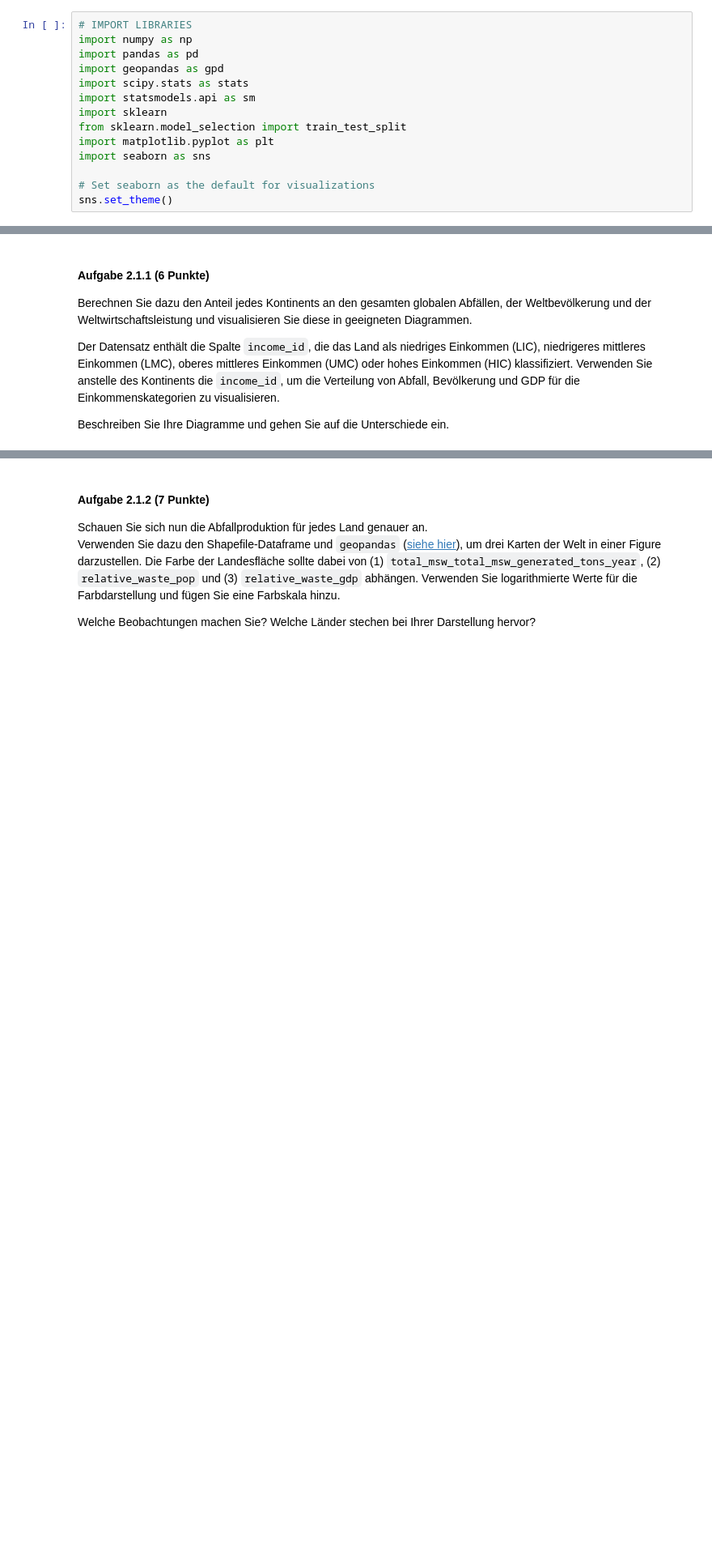
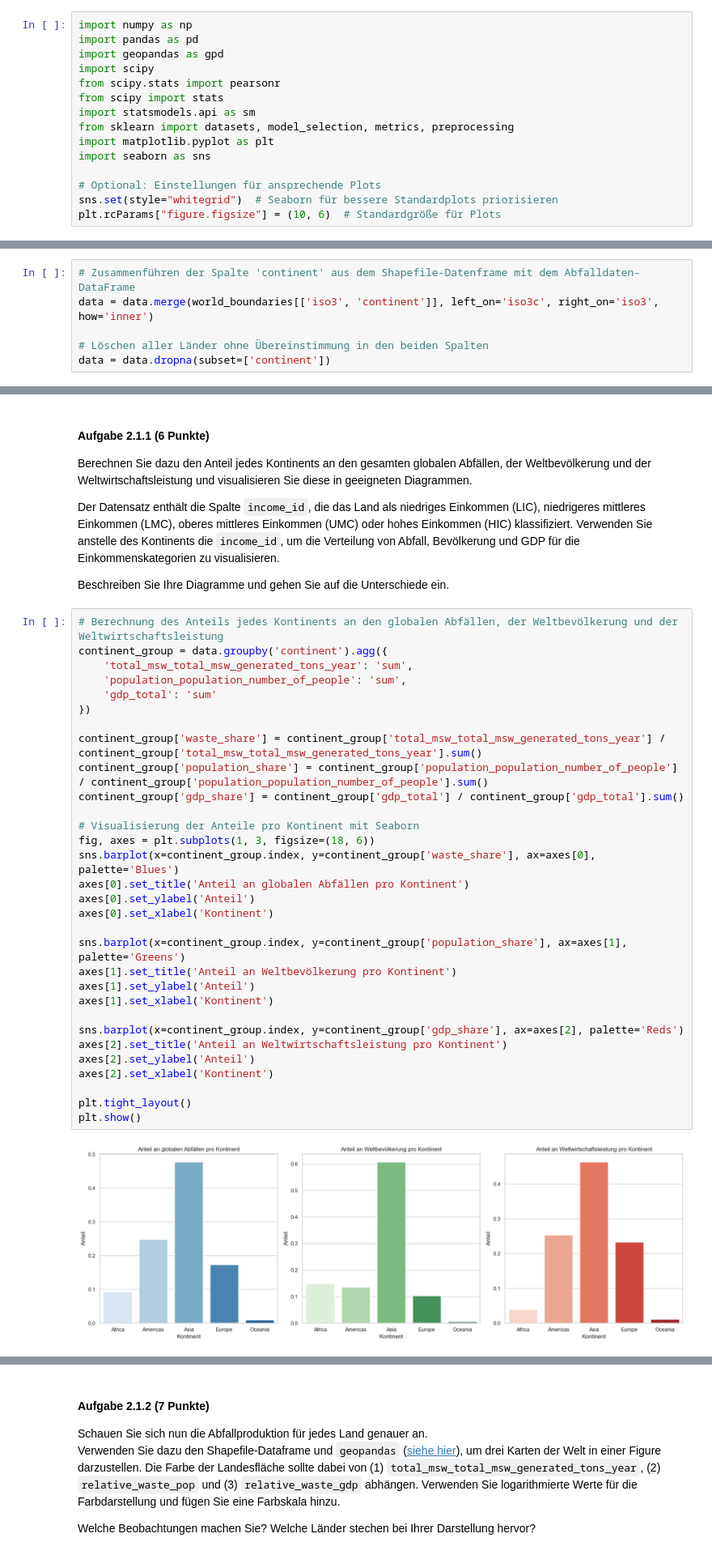
Before and after one commit to dfgsteam/data-science_basics, a Jupyter notebook: exam02/exam_de.ipynb, the cells around one changed output, grey strips where cells are left out. Shown at 81% size. Cells and saved outputs as stored; diff of their text form; blank space fills up the shorter version.

```diff
--- a/exam02/exam_de.ipynb
+++ b/exam02/exam_de.ipynb
@@ -28,19 +28,20 @@
 
 * Nutzen Sie Rocketchat während der Bearbeitungszeit bitte **ausschließlich für Ihre Fragen**.
 # %%
-# IMPORT LIBRARIES
 import numpy as np
 import pandas as pd
 import geopandas as gpd
-import scipy.stats as stats
+import scipy
+from scipy.stats import pearsonr
+from scipy import stats
 import statsmodels.api as sm
-import sklearn
-from sklearn.model_selection import train_test_split
+from sklearn import datasets, model_selection, metrics, preprocessing
 import matplotlib.pyplot as plt
 import seaborn as sns
 
-# Set seaborn as the default for visualizations
-sns.set_theme()
+# Optional: Einstellungen für ansprechende Plots
+sns.set(style="whitegrid")  # Seaborn für bessere Standardplots priorisieren
+plt.rcParams["figure.figsize"] = (10, 6)  # Standardgröße für Plots
 # %% [markdown]
 ## Aufgaben und Punkte:
 # %% [markdown]
@@ -130,6 +133,12 @@ gdf = gpd.read_file(shapefile_path)
 # %% [markdown]
 #### Aufgabe 1.2 - Zusammenführen und Formatieren (4 Punkte)
 Fügen Sie die Spalte `continent` aus dem Shapefile-Datenframe zu Ihrem Dataframe der Abfallproduktion mithilfe der Spalten `iso3` und `iso3c` hinzu. Löschen Sie alle Länder für die es keine Übereinstimmung in den beiden Spalten gibt.
+# %%
+# Zusammenführen der Spalte 'continent' aus dem Shapefile-Datenframe mit dem Abfalldaten-DataFrame
+data = data.merge(world_boundaries[['iso3', 'continent']], left_on='iso3c', right_on='iso3', how='inner')
+
+# Löschen aller Länder ohne Übereinstimmung in den beiden Spalten
+data = data.dropna(subset=['continent'])
 # %% [markdown]
 _____
 ## Aufgabe 2: Plotting (32 Punkte)
@@ -144,3 +153,36 @@ Der Datensatz enthält die Spalte `income_id`, die das Land als niedriges Einkom
 Verwenden Sie anstelle des Kontinents die `income_id`, um die Verteilung von Abfall, Bevölkerung und GDP für die Einkommenskategorien zu visualisieren.
 
 Beschreiben Sie Ihre Diagramme und gehen Sie auf die Unterschiede ein.
+# %%
+# Berechnung des Anteils jedes Kontinents an den globalen Abfällen, der Weltbevölkerung und der Weltwirtschaftsleistung
+continent_group = data.groupby('continent').agg({
+    'total_msw_total_msw_generated_tons_year': 'sum',
+    'population_population_number_of_people': 'sum',
+    'gdp_total': 'sum'
+})
+
+continent_group['waste_share'] = continent_group['total_msw_total_msw_generated_tons_year'] / continent_group['total_msw_total_msw_generated_tons_year'].sum()
+continent_group['population_share'] = continent_group['population_population_number_of_people'] / continent_group['population_population_number_of_people'].sum()
+continent_group['gdp_share'] = continent_group['gdp_total'] / continent_group['gdp_total'].sum()
+
+# Visualisierung der Anteile pro Kontinent mit Seaborn
+fig, axes = plt.subplots(1, 3, figsize=(18, 6))
+sns.barplot(x=continent_group.index, y=continent_group['waste_share'], ax=axes[0], palette='Blues')
+axes[0].set_title('Anteil an globalen Abfällen pro Kontinent')
+axes[0].set_ylabel('Anteil')
+axes[0].set_xlabel('Kontinent')
+
+sns.barplot(x=continent_group.index, y=continent_group['population_share'], ax=axes[1], palette='Greens')
+axes[1].set_title('Anteil an Weltbevölkerung pro Kontinent')
+axes[1].set_ylabel('Anteil')
+axes[1].set_xlabel('Kontinent')
+
+sns.barplot(x=continent_group.index, y=continent_group['gdp_share'], ax=axes[2], palette='Reds')
+axes[2].set_title('Anteil an Weltwirtschaftsleistung pro Kontinent')
+axes[2].set_ylabel('Anteil')
+axes[2].set_xlabel('Kontinent')
+
+plt.tight_layout()
+plt.show()
+# %% [output]
+[figure, added]
```
Also changed, not shown: parts of 14 cells of this notebook.
